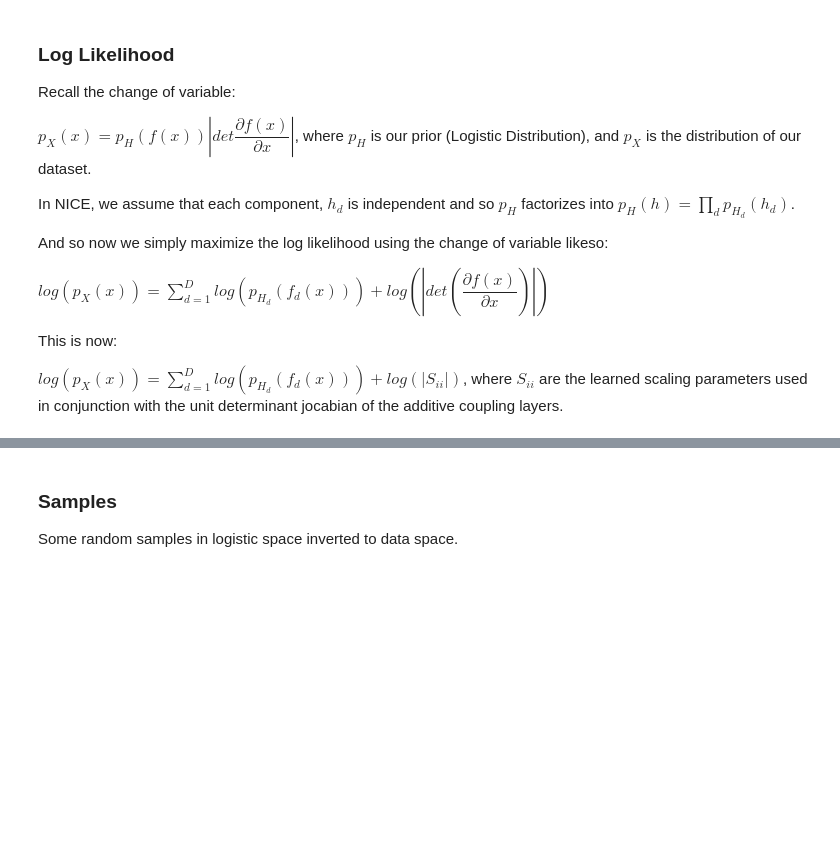
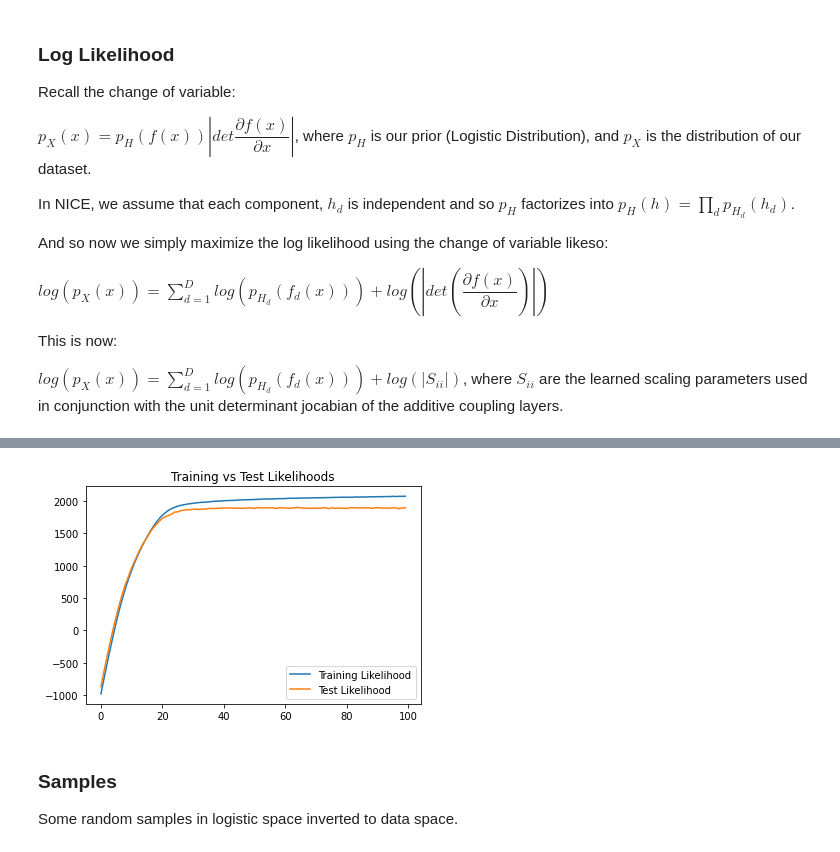
Before and after one commit to nu1ptr/ml_dl_notebooks, a Jupyter notebook: NICE.ipynb, the cells around one changed output, grey strips where cells are left out. Cells and saved outputs as stored; diff of their text form; code cells hidden in the pictures; blank space fills up the shorter version.

Commit message:
NICE cleanup

```diff
--- a/NICE.ipynb
+++ b/NICE.ipynb
@@ -198,7 +210,7 @@ class MLP(torch.nn.Module):
         return self.mlp(x)
 # %%
 # Test to make sure this is working correctly.
-z = torch.arange(784).to(device, dtype=torch.float).reshape(1,-1)
+z = torch.arange(784, device=device, dtype=torch.float).reshape(1,-1)
 m = MLP(392,392,1000,6).to(device)
 
 z_new = add_coupling(z, m, flip=False)
@@ -515,4 +373,5 @@ Epoch: 6 Batch[251/300] Loss: -2127.216064453125
 # %%
-ckpt = f'{CHECKPOINT_PATH}/NICE-MNIST-2021-09-11_00:29:40-190--2112.829345703125.pt'
-model.load_state_dict(torch.load(ckpt)['model_state_dict'])
-model.eval()
+if CHECKPOINT_FILE != '':
+    ckpt = CHECKPOINT_FILE
+    model.load_state_dict(torch.load(ckpt)['model_state_dict'])
+    optimizer.load_state_dict(torch.load(ckpt['optimizer_state_dict']))
@@ -541,11 +377,0 @@ Run the test set on the model to calculate the average log-likelihood
-# %%
-test_likelihood = 0.
-model.eval()
-for i, (x,y) in enumerate(test_loader):
-    x = x.to(device)
-    logprior, logdet = model(x)
-    ll = log_likelihood(logprior, logdet).sum()
-    test_likelihood += ll
-test_likelihood /= len(test_loader)*BATCH_SIZE
-
-print(f'Test Log-Likelihood for {DATASET}: {test_likelihood}')
@@ -566,3 +582,38 @@ Test Log-Likelihood for MNIST: 1890.5081787109375
+# %%
+import imageio
+import io
+
+if IS_TRAINING:
+    plt.figure()
+    plt.title('Training vs Test Likelihoods')
+    plt.plot(train_lls, label='Training Likelihood')
+    plt.plot(test_lls, label='Test Likelihood')
+    plt.legend()
+
+    # Save Gif
+    images = []
+    for inv, epoch, batch, ll in inverse_records:
+        grid = np.moveaxis(make_grid(inv.reshape(((-1,)+img_shape)).cpu()).clamp(0,1).numpy(),0,-1)
+        fig = plt.figure(frameon=False)
+        c,h,w = grid.shape
+        fig.set_size_inches(3,3)
+        ax = plt.Axes(fig, [0., 0., 1., 1.])
+        ax.set_axis_off()
+        fig.add_axes(ax)
+
+        plt.imshow(grid)
+
+        io_buf = io.BytesIO()
+        fig.savefig(io_buf, format='raw',)
+        w, h = fig.canvas.get_width_height()
+        io_buf.seek(0)
+        img_arr = np.reshape(np.frombuffer(io_buf.getvalue(), dtype=np.uint8),newshape=(h,w, -1))
+        io_buf.close()
+        plt.close()
+        images.append(img_arr)
+imageio.mimsave(f'NICE-{DATASET}.gif', images, duration = .05)
+# %% [output]
+[figure, added]
 # %% [markdown]
 ### Samples
 Some random samples in logistic space inverted to data space.
```
Also changed, not shown: parts of 18 cells of this notebook, 4 other files.
